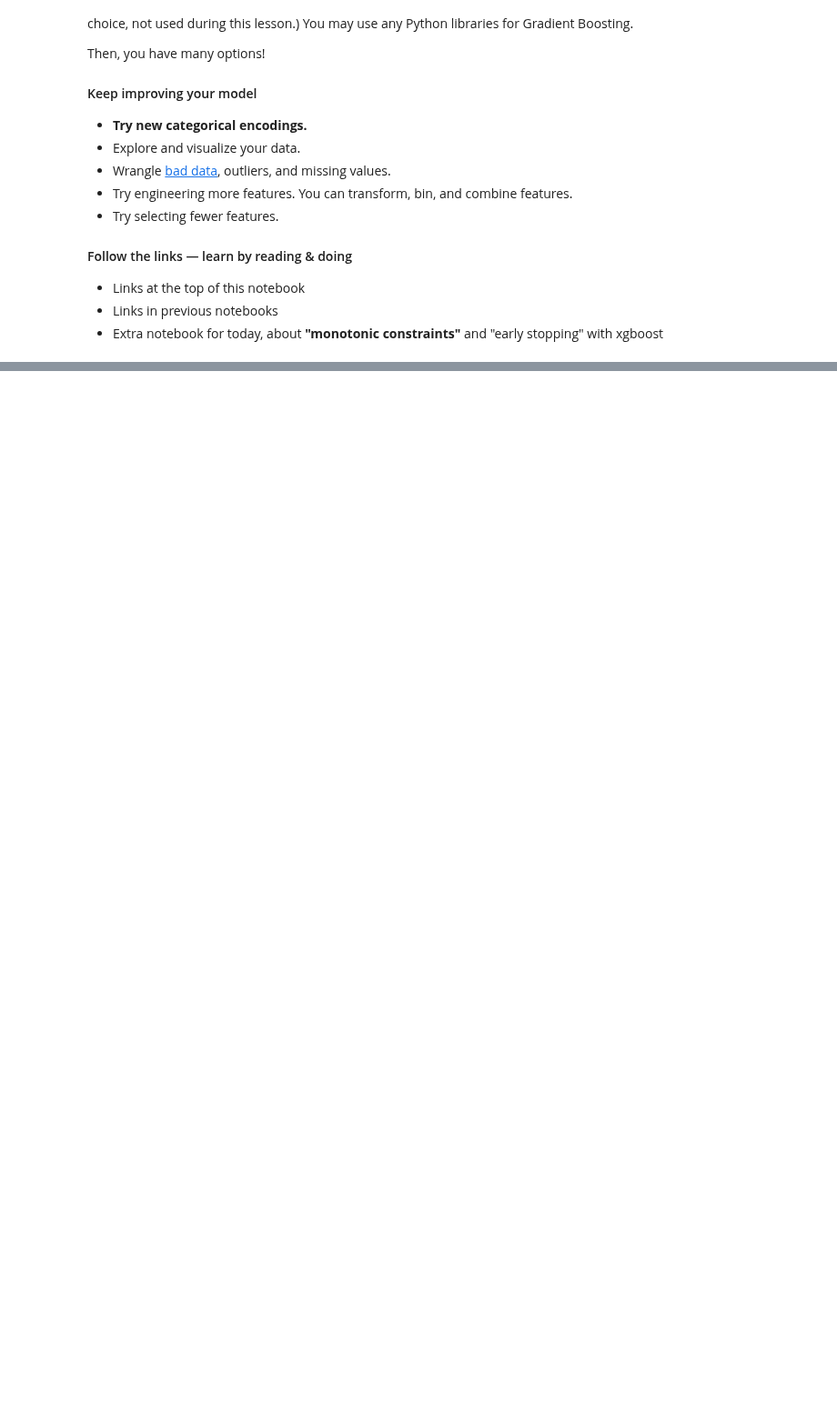
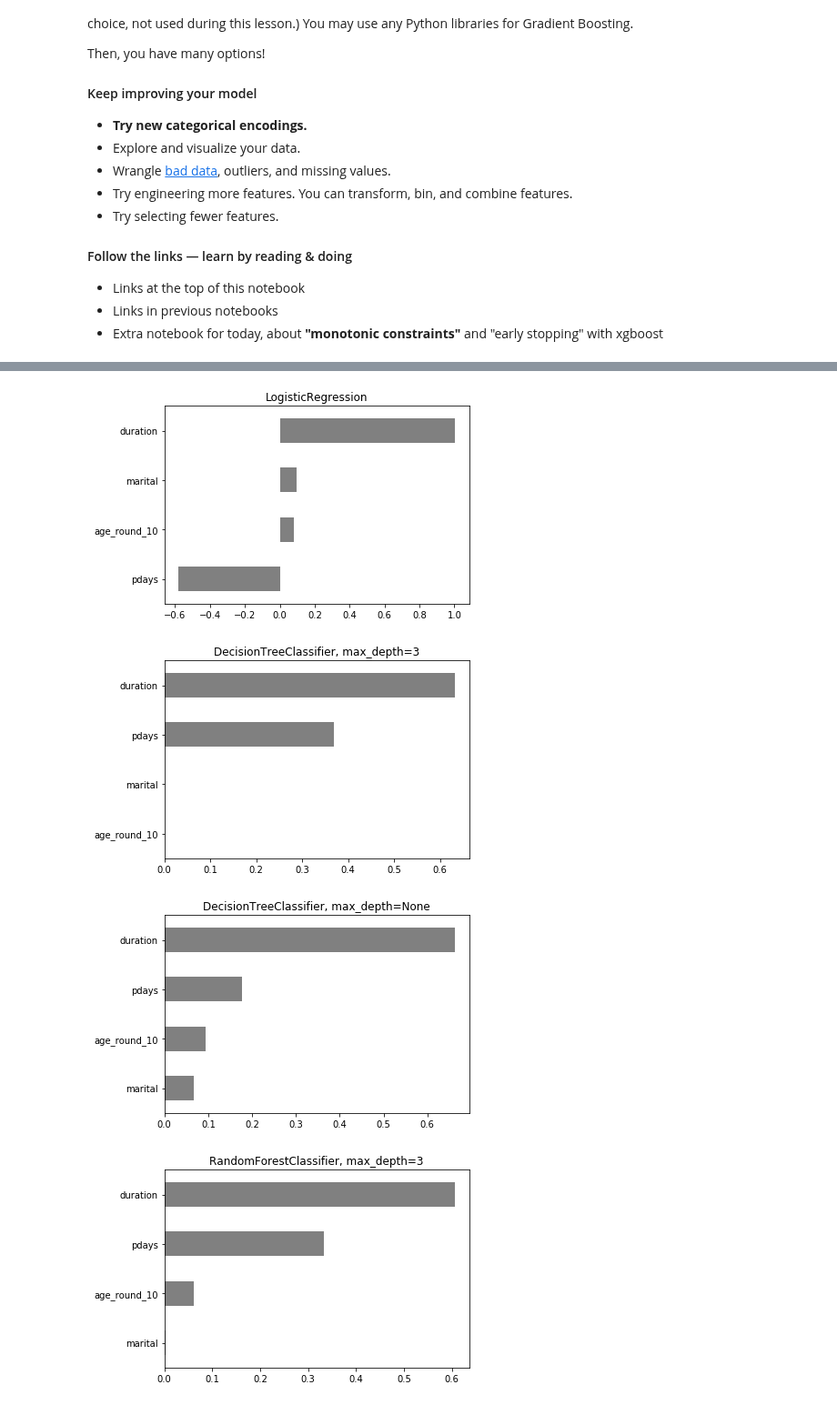
Before and after one commit to LambdaSchool/DS-Unit-2-Sprint-3-Classification-Validation, a Jupyter notebook: module4-rf-gb/LS_DS_234_Random_Forests_Gradient_Boosting.ipynb, the cells around one changed output, grey strips where cells are left out. Shown at 91% size. Drawn from its saved outputs; the diff is of its cells as text; code cells hidden in the pictures; blank space fills up the shorter version.

Commit message:
gradient boost and random tree da bank

```diff
--- a/module4-rf-gb/LS_DS_234_Random_Forests_Gradient_Boosting.ipynb
+++ b/module4-rf-gb/LS_DS_234_Random_Forests_Gradient_Boosting.ipynb
@@ -487,0 +532,14 @@ Then, you have many options!
+# %%
+bank_df['age_round_10'] = bank_df['age'].round(-1)
+# %%
+from sklearn.preprocessing import StandardScaler
+
+features = ['age_round_10', 'duration', 'marital', 'pdays']
+target = 'y'
+
+preprocessor = make_pipeline(ce.OrdinalEncoder(), StandardScaler())
+bank_X = preprocessor.fit_transform(bank_df[features])
+bank_X = pd.DataFrame(bank_X, columns=features)
+bank_y = bank_df[target]
+
+bank_X.describe()
@@ -487,0 +556,13 @@ Then, you have many options!
+# %%
+models = [LogisticRegression(solver='lbfgs', max_iter=1000),
+          DecisionTreeClassifier(max_depth=3),
+          DecisionTreeClassifier(max_depth=None),
+          RandomForestClassifier(max_depth=3, n_estimators=100, n_jobs=-1, random_state=42),
+          RandomForestClassifier(max_depth=None, n_estimators=100, n_jobs=-1, random_state=42),
+          XGBClassifier(max_depth=3, n_estimators=100, n_jobs=-1, random_state=42)]
+# %%
+
+for model in models:
+  print(model, '\n')
+  score = cross_val_score(model, bank_X, bank_y, scoring='accuracy', cv=5).mean()
+  print('Cross_Validation Accuracy:', score, '\n', '\n')
@@ -487,0 +587,18 @@ Then, you have many options!
+# %%
+for model in models:
+    name = model.__class__.__name__
+    model.fit(bank_X, bank_y)
+    if name == 'LogisticRegression':
+        coefficients = pd.Series(model.coef_[0], bank_X.columns)
+        coefficients.sort_values().plot.barh(color='grey', title=name)
+        plt.show()
+    else:
+        importances = pd.Series(model.feature_importances_, bank_X.columns)
+        title = f'{name}, max_depth={model.max_depth}'
+        importances.sort_values().plot.barh(color='grey', title=title)
+        plt.show()
+# %% [output]
+[figure, added]
+[figure, added]
+[figure, added]
+[figure, added]
```
Also changed, not shown: parts of 8 cells of this notebook.
